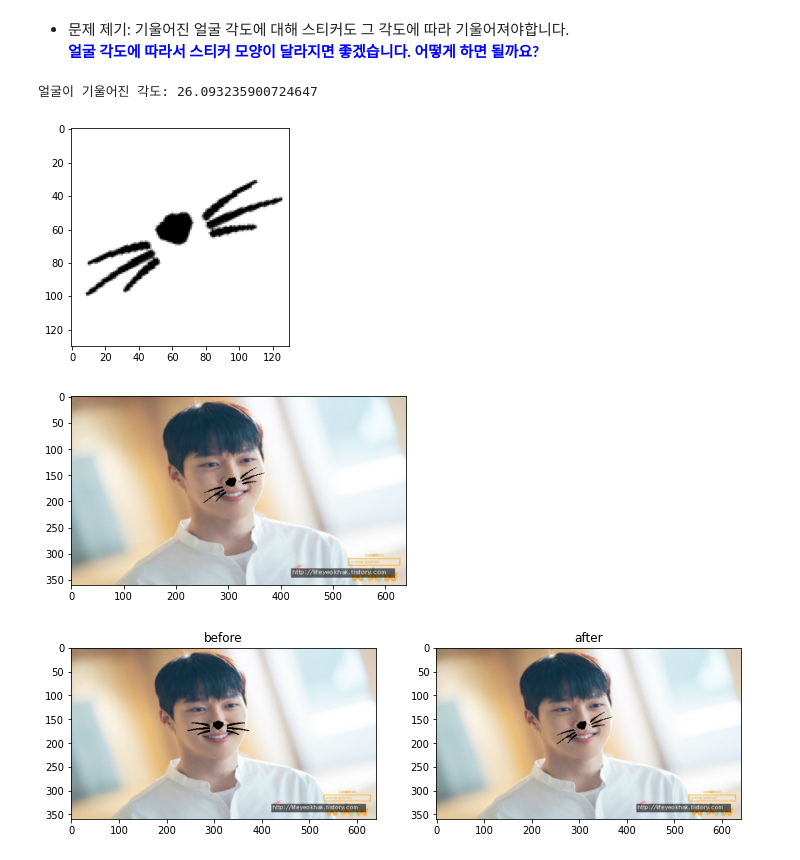
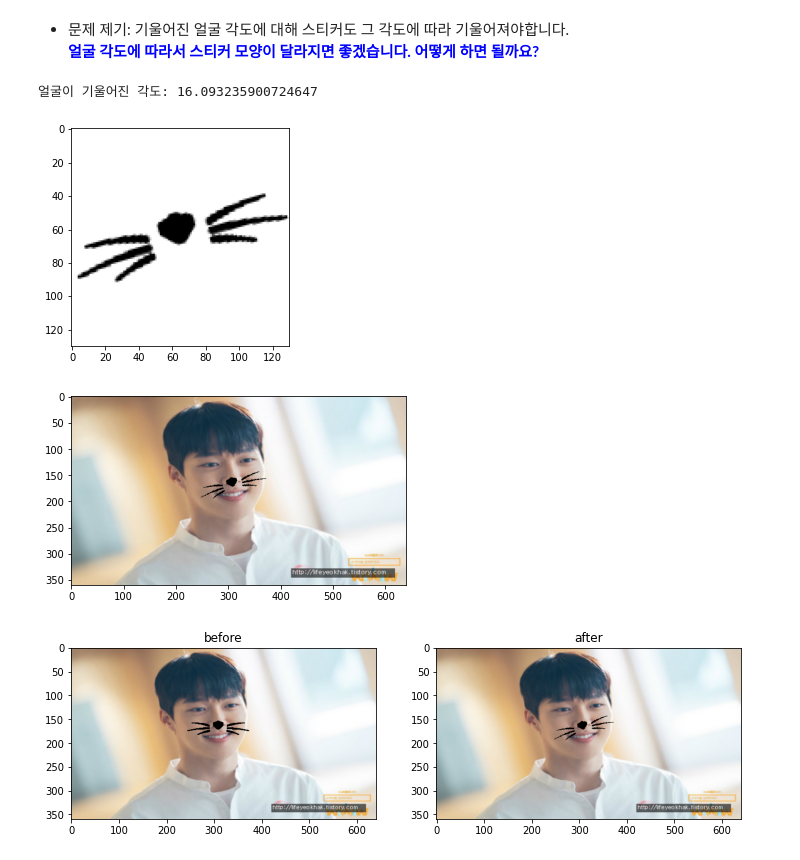
Before and after one commit to minji2744/AIFFEL, a Jupyter notebook: E3/E3_image_sticker.ipynb, the cells around one changed output. Cells and saved outputs as stored; diff of their text form; code cells hidden in the pictures.

```diff
--- a/E3/E3_image_sticker.ipynb
+++ b/E3/E3_image_sticker.ipynb
@@ -412,17 +416,17 @@ def angle_between(p1, p2):
 # %%
 # face landmark의 19, 24번째 점들 사이의 각도를 계산해줍니다.
 # face landmark의 최상단 점들(19, 24번째 점)은 얼굴이 기울어져 있으면 기울어진 각만큼 떨어져있습니다.
 
-angle = angle_between(list_points[19], list_points[24]) + 20  # 기울어진 정도에 오차가 있어 오차를 더해줍니다.
+angle = angle_between(list_points[19], list_points[24]) + 10  # 기울어진 정도에 오차가 있어 오차를 더해줍니다.
 print("얼굴이 기울어진 각도:", angle)
 
 # 스티커 이미지를 rotate_image 함수로 기울여줍니다.
 img_sticker = rotate_image(img_sticker, angle)
 plt.imshow(cv2.cvtColor(img_sticker, cv2.COLOR_BGR2RGB))
 plt.show()
 # %% [output]
-얼굴이 기울어진 각도: 26.093235900724647
+얼굴이 기울어진 각도: 16.093235900724647
-[figure, old version]
+[figure, new version]
 # %%
 # 초록색 박스와 노란 점이 없는 깨끗한 원본 이미지에 스티커를 붙여줍니다.
 sticker_area = img_bgr2[refined_y:refined_y+img_sticker.shape[0], refined_x:refined_x+img_sticker.shape[1]]
@@ -431,7 +435,7 @@ img_bgr2[refined_y:refined_y+img_sticker.shape[0], refined_x:refined_x+img_stick
 plt.imshow(cv2.cvtColor(img_bgr2, cv2.COLOR_BGR2RGB))
 plt.show()
 # %% [output]
-[figure, old version]
+[figure, new version]
 # %%
 # 기울이기 전과 후를 비교해봅니다.
 
```
Also changed, not shown: parts of 8 cells of this notebook.
